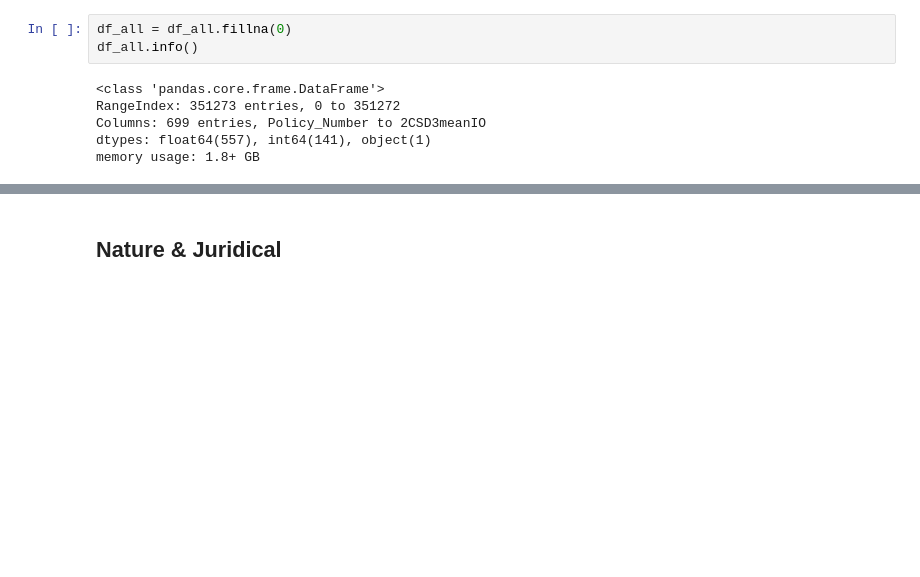
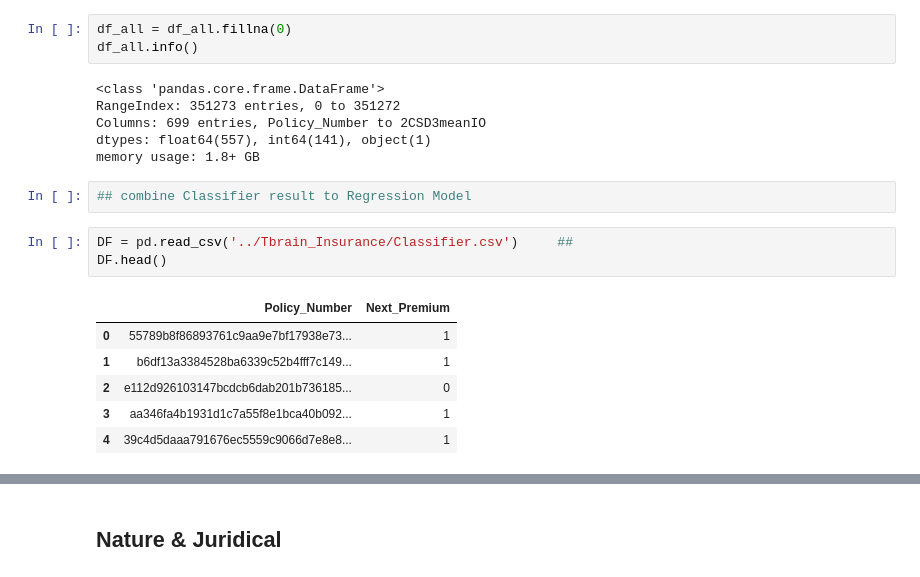
Before and after one commit to taipingeric/tbddd, a Jupyter notebook: 2. Regressor.ipynb, the cells around one changed output, grey strips where cells are left out. Drawn from its saved outputs; the diff is of its cells as text; blank space fills up the shorter version.

```diff
--- a/2. Regressor.ipynb
+++ b/2. Regressor.ipynb
@@ -110,3 +110,15 @@ RangeIndex: 351273 entries, 0 to 351272
 Columns: 699 entries, Policy_Number to 2CSD3meanIO
 dtypes: float64(557), int64(141), object(1)
 memory usage: 1.8+ GB
+# %%
+## combine Classifier result to Regression Model
+# %%
+DF = pd.read_csv('../Tbrain_Insurance/Classifier.csv')     ##
+DF.head()
+# %% [output]
+|  | Policy_Number | Next_Premium |
+| 0 | 55789b8f86893761c9aa9e7bf17938e73... | 1 |
+| 1 | b6df13a3384528ba6339c52b4fff7c149... | 1 |
+| 2 | e112d926103147bcdcb6dab201b736185... | 0 |
+| 3 | aa346fa4b1931d1c7a55f8e1bca40b092... | 1 |
+| 4 | 39c4d5daaa791676ec5559c9066d7e8e8... | 1 |
```
Also changed, not shown: parts of 23 cells of this notebook, 3 other files.
